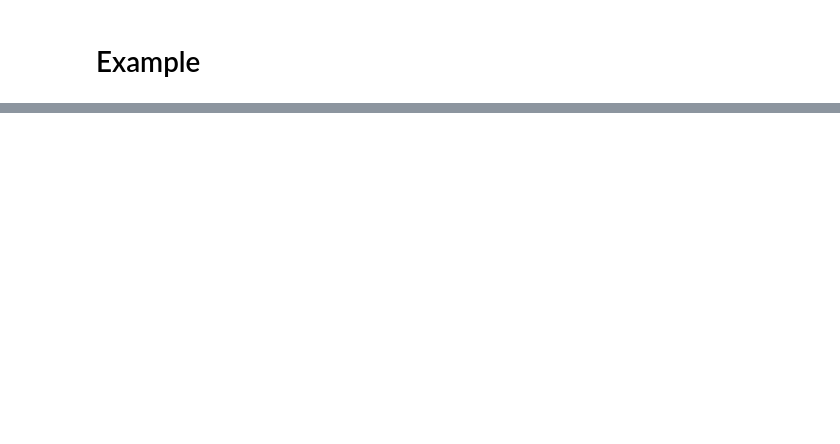
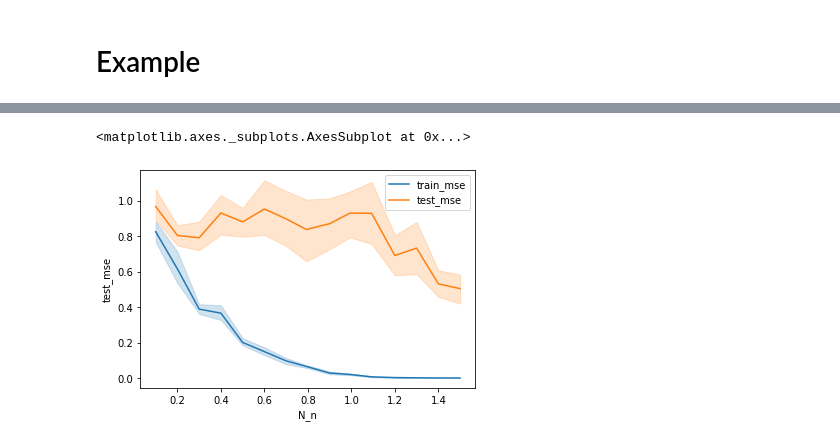
Before and after one commit to antoinexp/Ph.D, a Jupyter notebook: Neural_Net_Gaussian_Multibath.ipynb, the cells around one changed output, grey strips where cells are left out. Drawn from its saved outputs; the diff is of its cells as text; code cells hidden in the pictures; blank space fills up the shorter version.

```diff
--- a/Neural_Net_Gaussian_Multibath.ipynb
+++ b/Neural_Net_Gaussian_Multibath.ipynb
@@ -238,0 +351,6 @@ print(data.numpy())
+# %%
+sns.lineplot(x="N_n", y="train_mse", data=df, label="train_mse")
+sns.lineplot(x="N_n", y="test_mse", data=df, label="test_mse")
+# %% [output]
+<matplotlib.axes._subplots.AxesSubplot at 0x...>
+[figure, added]
```
Also changed, not shown: parts of 18 cells of this notebook.
